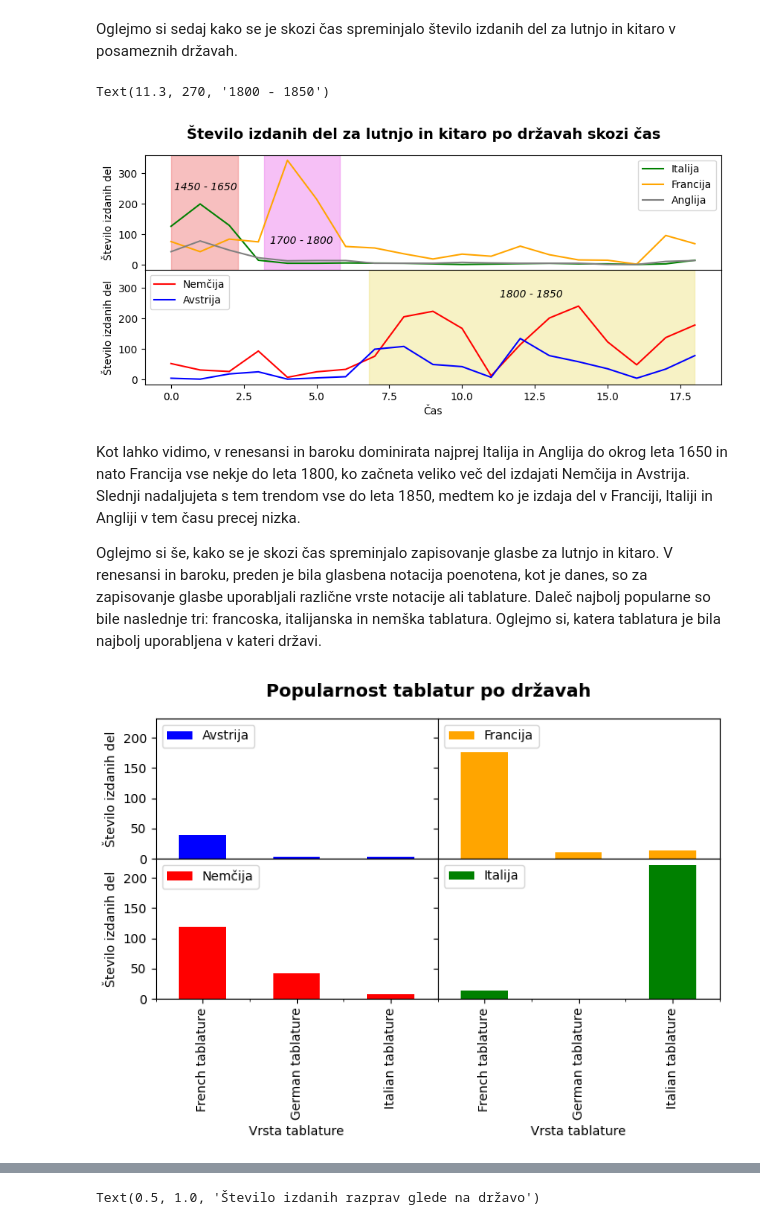
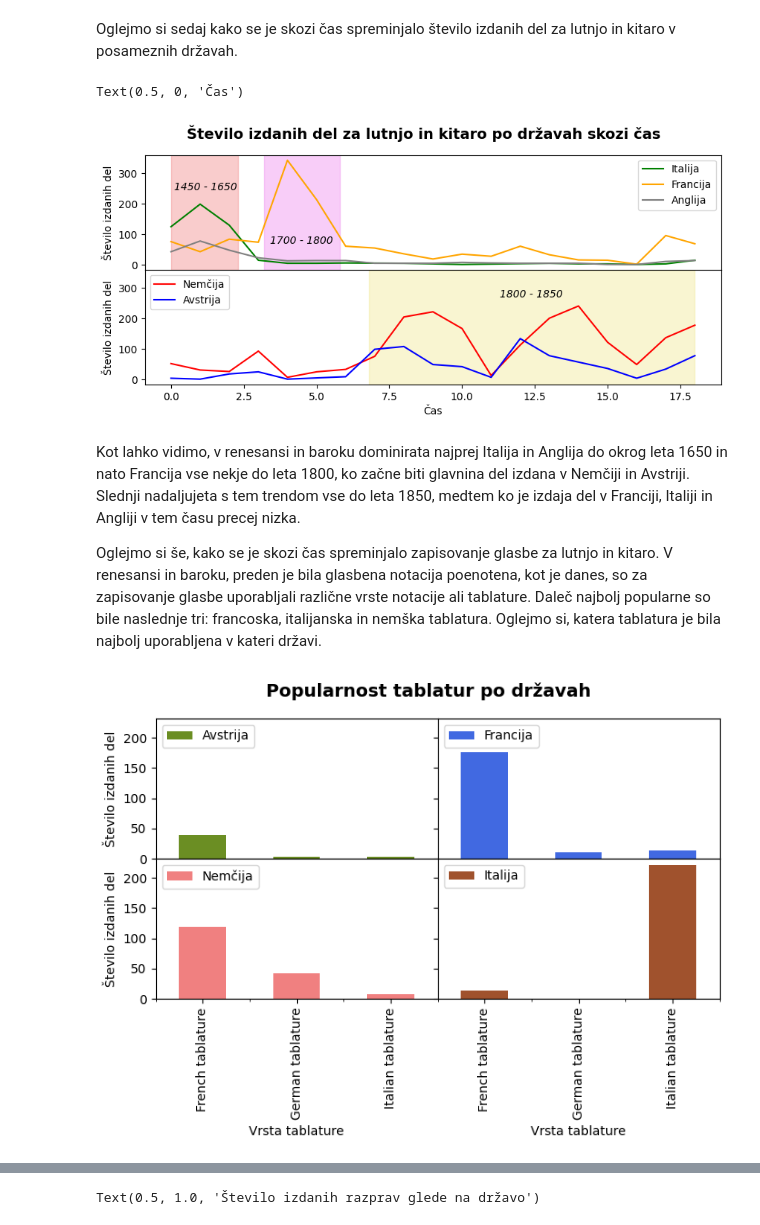
Before and after one commit to matijaskrt/uvp-seminarska-naloga, a Jupyter notebook: analiza.ipynb, the cells around one changed output, grey strips where cells are left out. Cells and saved outputs as stored; diff of their text form; code cells hidden in the pictures.

```diff
--- a/analiza.ipynb
+++ b/analiza.ipynb
@@ -70,59 +68,67 @@ axes= gs.subplots(sharex= True, sharey= True)
 for ax in axes.flat:
     ax.set(ylabel= "Število izdanih del")
 
-italija_čas = podatki[podatki.DRŽAVA == "Italy"].groupby("ČAS").size().plot(ax=axes[0], label = "Italija", legend = True, color= "green")
-nemčija_čas = podatki[podatki.DRŽAVA == "Germany"].groupby("ČAS").size().plot(ax=axes[1], label = "Nemčija", legend = True, color="red")
-francija_čas = podatki[podatki.DRŽAVA == "France"].groupby("ČAS").size().plot(ax=axes[0], label = "Francija", legend = True, color= "orange")
-avstrija_čas = podatki[podatki.DRŽAVA == "Austria"].groupby("ČAS").size().plot(ax=axes[1], label = "Avstrija", legend = True, color= "blue")
-anglija_čas = podatki[podatki.DRŽAVA == "England"].groupby("ČAS").size().plot(ax=axes[0], label = "Anglija", legend = True, color="gray")
-axes[0].axvspan(3.2, 5.8, alpha=0.5, color='violet')
-axes[0].axvspan(0, 2.3, alpha=0.5, color='lightcoral')
-axes[1].axvspan(6.8, 18, alpha=0.5, color='khaki')
+italija_čas = podatki[podatki.DRŽAVA == "Italy"].groupby("ČAS").size().plot(
+    ax=axes[0], label = "Italija", legend = True, color= "green")
+
+nemčija_čas = podatki[podatki.DRŽAVA == "Germany"].groupby("ČAS").size().plot(
+    ax=axes[1], label = "Nemčija", legend = True, color="red")
+
+francija_čas = podatki[podatki.DRŽAVA == "France"].groupby("ČAS").size().plot(
+    ax=axes[0], label = "Francija", legend = True, color= "orange")
+
+avstrija_čas = podatki[podatki.DRŽAVA == "Austria"].groupby("ČAS").size().plot(
+    ax=axes[1], label = "Avstrija", legend = True, color= "blue")
+
+anglija_čas = podatki[podatki.DRŽAVA == "England"].groupby("ČAS").size().plot(
+    ax=axes[0], label = "Anglija", legend = True, color="gray")
+
+axes[0].axvspan(3.2, 5.8, alpha=0.4, color="violet")
+axes[0].axvspan(0, 2.3, alpha=0.4, color="lightcoral")
+axes[1].axvspan(6.8, 18, alpha=0.4, color="khaki")
+
+axes[0].text(0.1, 245, "1450 - 1650", style="italic")
+axes[0].text(3.4, 70, "1700 - 1800", style="italic")
+axes[1].text(11.3, 270, "1800 - 1850", style="italic")
 
 plt.suptitle("Število izdanih del za lutnjo in kitaro po državah skozi čas", fontsize=14, weight="bold")
 plt.xlabel("Čas")
-axes[0].text(0.1, 245, '1450 - 1650', style='italic')
-axes[0].text(3.4, 70, '1700 - 1800', style='italic')
-axes[1].text(11.3, 270, '1800 - 1850', style='italic')
 # %% [output]
-Text(11.3, 270, '1800 - 1850')
+Text(0.5, 0, 'Čas')
 [figure]
 # %% [markdown]
-Kot lahko vidimo, v renesansi in baroku dominirata najprej Italija in Anglija do okrog leta 1650 in nato Francija vse nekje do leta 1800, ko začneta veliko več del izdajati Nemčija in Avstrija. Slednji nadaljujeta s tem trendom vse do leta 1850, medtem ko je izdaja del v Franciji, Italiji in Angliji v tem času precej nizka.
+Kot lahko vidimo, v renesansi in baroku dominirata najprej Italija in Anglija do okrog leta 1650 in nato Francija vse nekje do leta 1800, ko začne biti glavnina del izdana v Nemčiji in Avstriji. Slednji nadaljujeta s tem trendom vse do leta 1850, medtem ko je izdaja del v Franciji, Italiji in Angliji v tem času precej nizka.
 
 Oglejmo si še, kako se je skozi čas spreminjalo zapisovanje glasbe za lutnjo in kitaro.
 V renesansi in baroku, preden je bila glasbena notacija poenotena, kot je danes, so za zapisovanje glasbe uporabljali različne vrste notacije ali tablature. Daleč najbolj popularne so bile naslednje tri: francoska, italijanska in nemška tablatura. Oglejmo si, katera tablatura je bila najbolj uporabljena v kateri državi.
 # %%
 fig = plt.figure(figsize = (8, 4),)
 gs = fig.add_gridspec(2, 2, hspace=0, wspace=0)
 axes= gs.subplots(sharex= True, sharey= True)
 
 for ax in axes.flat:
     ax.set(ylabel= "Število izdanih del")
 
-avstrija_tablatura = podatki[(podatki.DRŽAVA == "Austria") & (podatki.TABLATURA.isin([
-    "French tablature", "Italian tablature", "German tablature"]))
-    ].groupby("TABLATURA").size().plot.bar(ax=axes[0, 0], color= "blue", label = "Avstrija", legend = True)
-nemčija_tablatura = podatki[(podatki.DRŽAVA == "Germany") & (podatki.TABLATURA.isin([
-    "French tablature", "Italian tablature", "German tablature"]))
-    ].groupby("TABLATURA").size().plot.bar(ax=axes[1, 0], color="red", label = "Nemčija", legend = True)
-italija_tablatura = podatki[(podatki.DRŽAVA == "Italy") & (podatki.TABLATURA.isin([
-    "French tablature", "Italian tablature", "German tablature"]))
-    ].groupby("TABLATURA").size().add(pd.Series([0, 0, 0], index=[
-        'French tablature', 'Italian tablature', 'German tablature'
-        ])).plot.bar(ax=axes[1, 1], color= "green", label = "Italija", legend = True)
-francija_tablatura = podatki[(podatki.DRŽAVA == "France") & (podatki.TABLATURA.isin([
-    "French tablature", "Italian tablature", "German tablature"]))
-    ].groupby("TABLATURA").size().plot.bar(ax=axes[0, 1], color= "orange", label = "Francija", legend=True)
+tablature = ["French tablature", "Italian tablature", "German tablature"]
+
+avstrija_tablatura = podatki[(podatki.DRŽAVA == "Austria") & (podatki.TABLATURA.isin(tablature))
+    ].groupby("TABLATURA").size().plot.bar(ax=axes[0, 0], color= "olivedrab", label = "Avstrija", legend = True)
+nemčija_tablatura = podatki[(podatki.DRŽAVA == "Germany") & (podatki.TABLATURA.isin(tablature))
+    ].groupby("TABLATURA").size().plot.bar(ax=axes[1, 0], color= "lightcoral", label = "Nemčija", legend = True)
+italija_tablatura = podatki[(podatki.DRŽAVA == "Italy") & (podatki.TABLATURA.isin(tablature))
+    ].groupby("TABLATURA").size().add(pd.Series([0, 0, 0], index= tablature)).plot.bar(
+        ax=axes[1, 1], color= "sienna", label = "Italija", legend = True)
+francija_tablatura = podatki[(podatki.DRŽAVA == "France") & (podatki.TABLATURA.isin(tablature))
+    ].groupby("TABLATURA").size().plot.bar(ax=axes[0, 1], color= "royalblue", label = "Francija", legend=True)
 
 francija_tablatura.legend(loc="upper left")
 nemčija_tablatura.legend(loc="upper left")
 avstrija_tablatura.legend(loc="upper left")
 
 plt.suptitle("Popularnost tablatur po državah", fontsize=14, weight="bold")
 for ax in axes.flat:
     ax.set(ylabel= "Število izdanih del")
     ax.set(xlabel= "Vrsta tablature")
 # %% [output]
-[figure, old version]
+[figure, new version]
 # %% [markdown]
```
Also changed, not shown: parts of 15 cells of this notebook, 1 other file.
